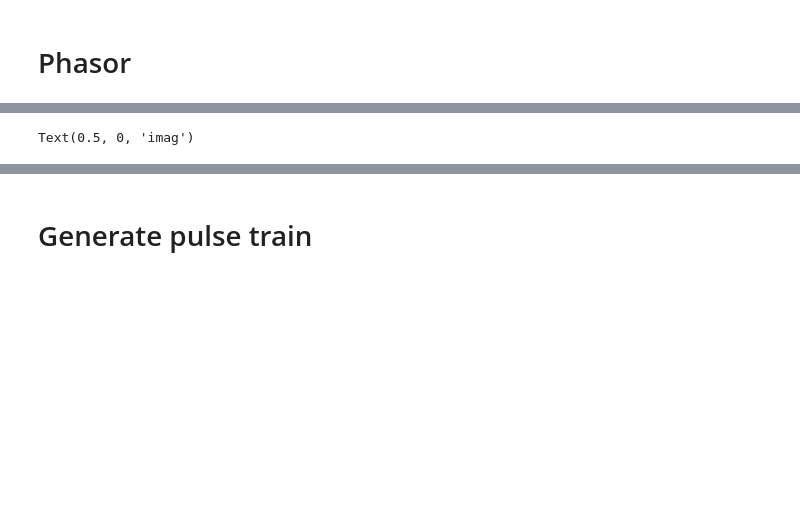
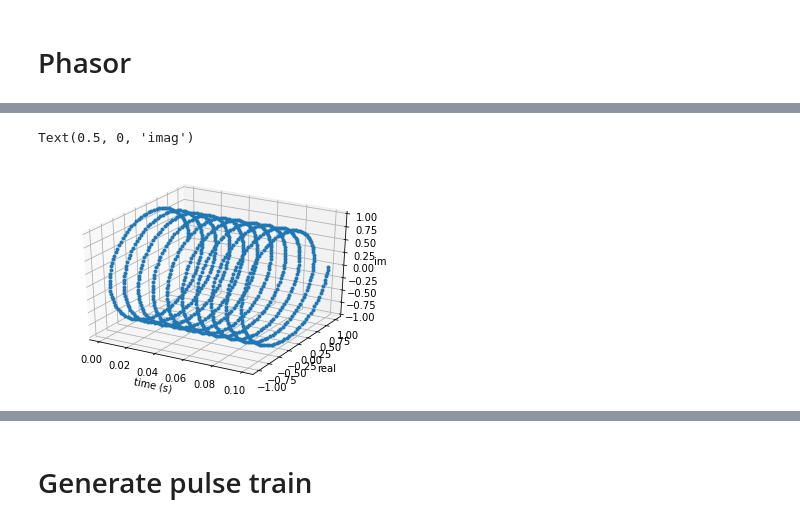
Before and after one commit to hsnam95/class2021Spring, a Jupyter notebook: sound.ipynb, the cells around one changed output, grey strips where cells are left out. Cells and saved outputs as stored; diff of their text form; code cells hidden in the pictures; blank space fills up the shorter version.

```diff
--- a/sound.ipynb
+++ b/sound.ipynb
@@ -40,7 +37,7 @@ Text(0, 0.5, 'real')
 c = np.exp(theta*1j)
 # %%
 fig = plt.figure()
-ax = fig.add_subplot(111, projection='3d')
+ax = plt.subplot(111, projection='3d')
 ax.plot(t[0:1000], c.real[0:1000], c.imag[0:1000], '.')
 ax.set_xlabel('time (s)')
 ax.set_ylabel('real')
@@ -51 +46,2 @@ ax.set_zlabel('imag')
 Text(0.5, 0, 'imag')
+[figure, added]
```
Also changed, not shown: parts of 5 cells of this notebook.
